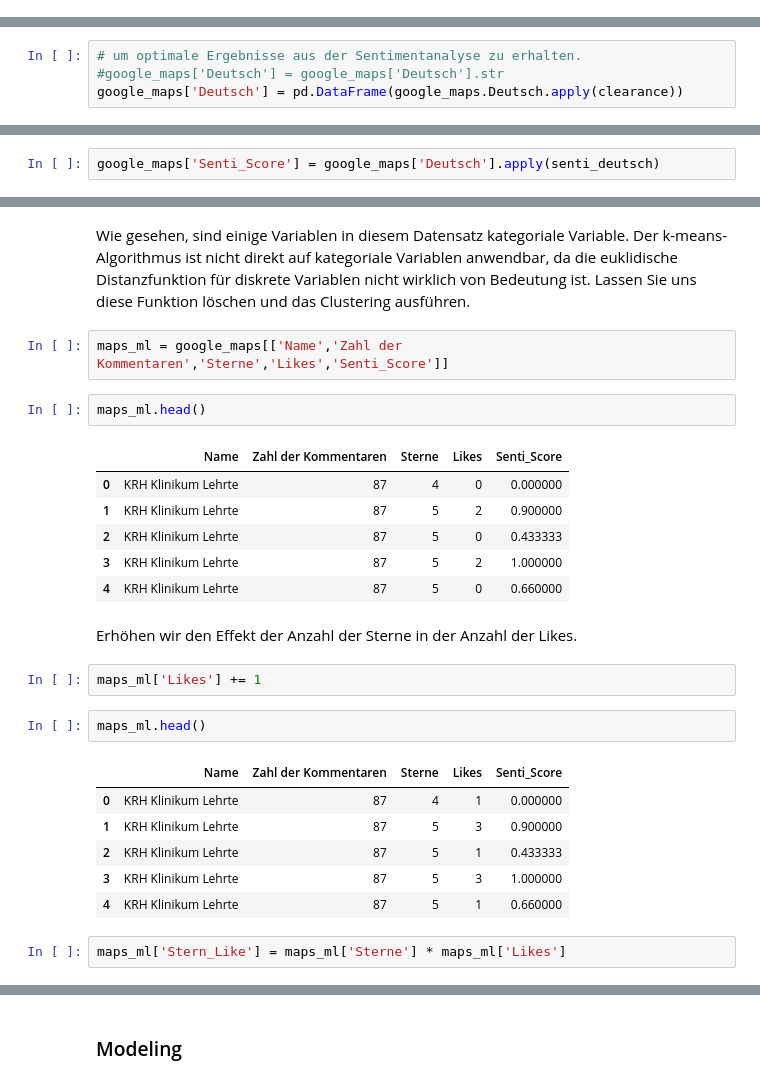
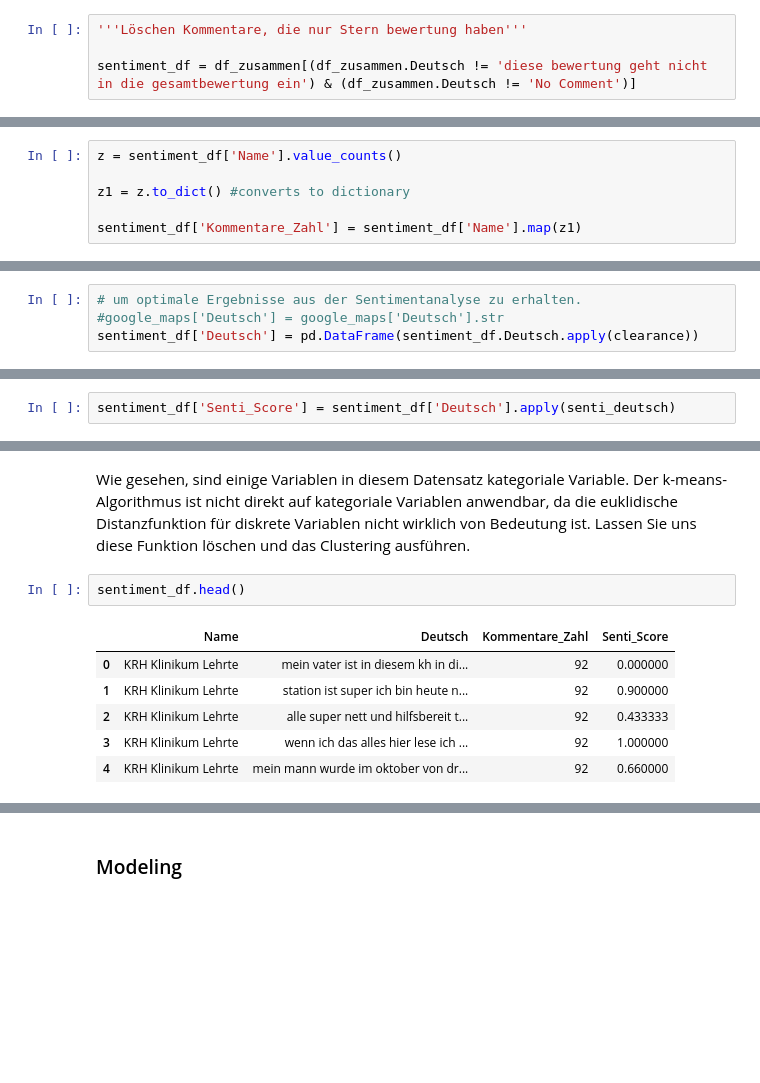
Before and after one commit to Tanerrr/Klinify, a Jupyter notebook: Data Cleaning.ipynb, the cells around one changed output, grey strips where cells are left out. Drawn from its saved outputs; the diff is of its cells as text; blank space fills up the shorter version.

```diff
--- a/Data Cleaning.ipynb
+++ b/Data Cleaning.ipynb
@@ -174,0 +383,4 @@ Name: Adresse, dtype: int64
+# %%
+'''Löschen Kommentare, die nur Stern bewertung haben'''
+
+sentiment_df = df_zusammen[(df_zusammen.Deutsch != 'diese bewertung geht nicht in die gesamtbewertung ein') & (df_zusammen.Deutsch != 'No Comment')]
@@ -174,0 +389,6 @@ Name: Adresse, dtype: int64
+# %%
+z = sentiment_df['Name'].value_counts()
+
+z1 = z.to_dict() #converts to dictionary
+
+sentiment_df['Kommentare_Zahl'] = sentiment_df['Name'].map(z1)
@@ -204,5 +437,5 @@ clearance = lambda x: clean_data(x)
 # %%
 # um optimale Ergebnisse aus der Sentimentanalyse zu erhalten.
 #google_maps['Deutsch'] = google_maps['Deutsch'].str
-google_maps['Deutsch'] = pd.DataFrame(google_maps.Deutsch.apply(clearance))
+sentiment_df['Deutsch'] = pd.DataFrame(sentiment_df.Deutsch.apply(clearance))
 # %%
@@ -220,5 +453,5 @@ Name: Deutsch, dtype: object
 def senti_deutsch(x):
     return TextBlobDE(x).sentiment.polarity # TextBlobDE ist für deutsche Texte geignet.
 # %%
-google_maps['Senti_Score'] = google_maps['Deutsch'].apply(senti_deutsch)
+sentiment_df['Senti_Score'] = sentiment_df['Deutsch'].apply(senti_deutsch)
 # %%
@@ -240,29 +473,12 @@ from sklearn.cluster import KMeans
 ##### Pre - Processing
 # %% [markdown]
 Wie gesehen, sind einige Variablen in diesem Datensatz kategoriale Variable. Der k-means-Algorithmus ist nicht direkt auf kategoriale Variablen anwendbar, da die euklidische Distanzfunktion für diskrete Variablen nicht wirklich von Bedeutung ist. Lassen Sie uns diese Funktion löschen und das Clustering ausführen.
-# %%
-maps_ml = google_maps[['Name','Zahl der Kommentaren','Sterne','Likes','Senti_Score']]
 # %%
-maps_ml.head()
+sentiment_df.head()
 # %% [output]
-|  | Name | Zahl der Kommentaren | Sterne | Likes | Senti_Score |
-| 0 | KRH Klinikum Lehrte | 87 | 4 | 0 | 0.000000 |
-| 1 | KRH Klinikum Lehrte | 87 | 5 | 2 | 0.900000 |
-| 2 | KRH Klinikum Lehrte | 87 | 5 | 0 | 0.433333 |
-| 3 | KRH Klinikum Lehrte | 87 | 5 | 2 | 1.000000 |
-| 4 | KRH Klinikum Lehrte | 87 | 5 | 0 | 0.660000 |
+|  | Name | Deutsch | Kommentare_Zahl | Senti_Score |
+| 0 | KRH Klinikum Lehrte | mein vater ist in diesem kh in di... | 92 | 0.000000 |
+| 1 | KRH Klinikum Lehrte | station ist super ich bin heute n... | 92 | 0.900000 |
+| 2 | KRH Klinikum Lehrte | alle super nett und hilfsbereit t... | 92 | 0.433333 |
+| 3 | KRH Klinikum Lehrte | wenn ich das alles hier lese ich ... | 92 | 1.000000 |
+| 4 | KRH Klinikum Lehrte | mein mann wurde im oktober von dr... | 92 | 0.660000 |
-# %% [markdown]
-Erhöhen wir den Effekt der Anzahl der Sterne in der Anzahl der Likes.
-# %%
-maps_ml['Likes'] += 1
-# %%
-maps_ml.head()
-# %% [output]
-|  | Name | Zahl der Kommentaren | Sterne | Likes | Senti_Score |
-| 0 | KRH Klinikum Lehrte | 87 | 4 | 1 | 0.000000 |
-| 1 | KRH Klinikum Lehrte | 87 | 5 | 3 | 0.900000 |
-| 2 | KRH Klinikum Lehrte | 87 | 5 | 1 | 0.433333 |
-| 3 | KRH Klinikum Lehrte | 87 | 5 | 3 | 1.000000 |
-| 4 | KRH Klinikum Lehrte | 87 | 5 | 1 | 0.660000 |
-# %%
-maps_ml['Stern_Like'] = maps_ml['Sterne'] * maps_ml['Likes']
```
Also changed, not shown: parts of 103 cells of this notebook, 7 other files.
